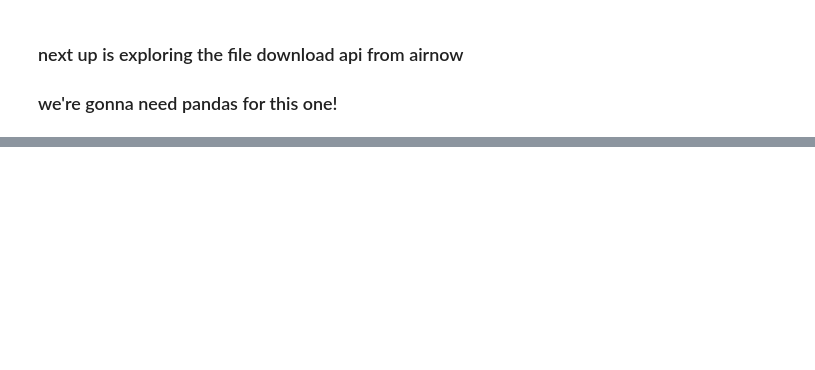
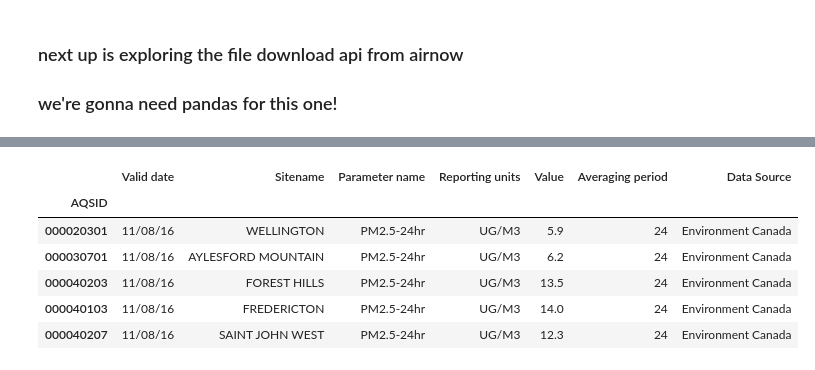
Before and after one commit to alexshepard/notebooks, a Jupyter notebook: PM25.ipynb, the cells around one changed output, grey strips where cells are left out. Saved outputs shown, nothing was run; the diff lists cells and outputs as text; code cells hidden in the pictures; blank space fills up the shorter version.

```diff
--- a/PM25.ipynb
+++ b/PM25.ipynb
@@ -163,0 +190,7 @@ plt.legend()
+# %%
+observations = pd.read_csv("pm25_files/20161108-daily_data.dat",
+                           sep="|",
+                           encoding = "ISO-8859-1",
+                           header=None,
+                           names=["Valid date", "AQSID", "Sitename", "Parameter name", "Reporting units", "Value", "Averaging period", "Data Source"],
+                          )
@@ -163,0 +234,13 @@ plt.legend()
+# %%
+# we only care about pm2.5
+observations = observations[observations["Parameter name"] == "PM2.5-24hr"]
+observations = observations.set_index(["AQSID"])
+observations.head()
+# %% [output]
+|  | Valid date | Sitename | Parameter name | Reporting units | Value | Averaging period | Data Source |
+| AQSID |  |  |  |  |  |  |  |
+| 000020301 | 11/08/16 | WELLINGTON | PM2.5-24hr | UG/M3 | 5.9 | 24 | Environment Canada |
+| 000030701 | 11/08/16 | AYLESFORD MOUNTAIN | PM2.5-24hr | UG/M3 | 6.2 | 24 | Environment Canada |
+| 000040203 | 11/08/16 | FOREST HILLS | PM2.5-24hr | UG/M3 | 13.5 | 24 | Environment Canada |
+| 000040103 | 11/08/16 | FREDERICTON | PM2.5-24hr | UG/M3 | 14.0 | 24 | Environment Canada |
+| 000040207 | 11/08/16 | SAINT JOHN WEST | PM2.5-24hr | UG/M3 | 12.3 | 24 | Environment Canada |
```
Also changed, not shown: parts of 14 cells of this notebook.
